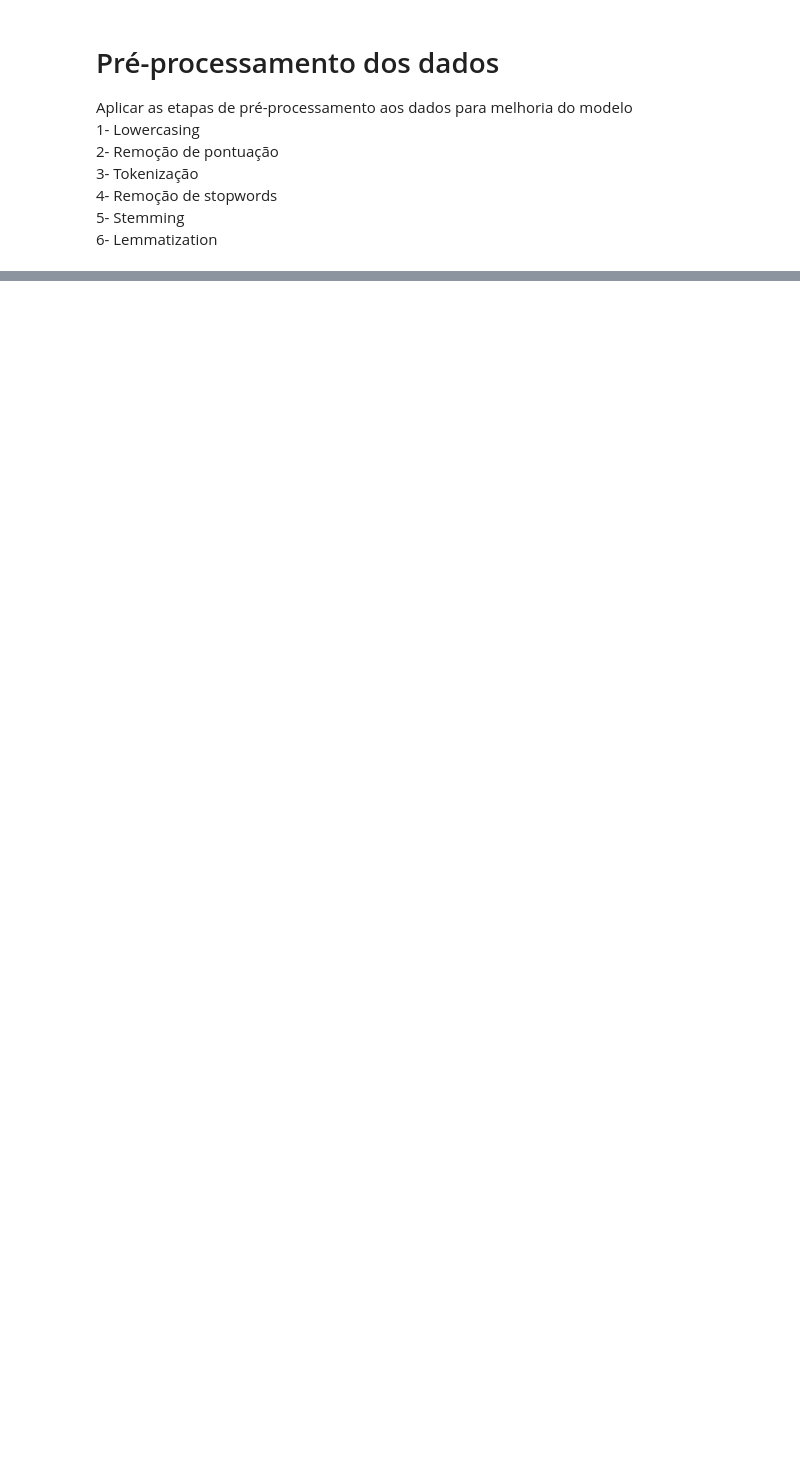
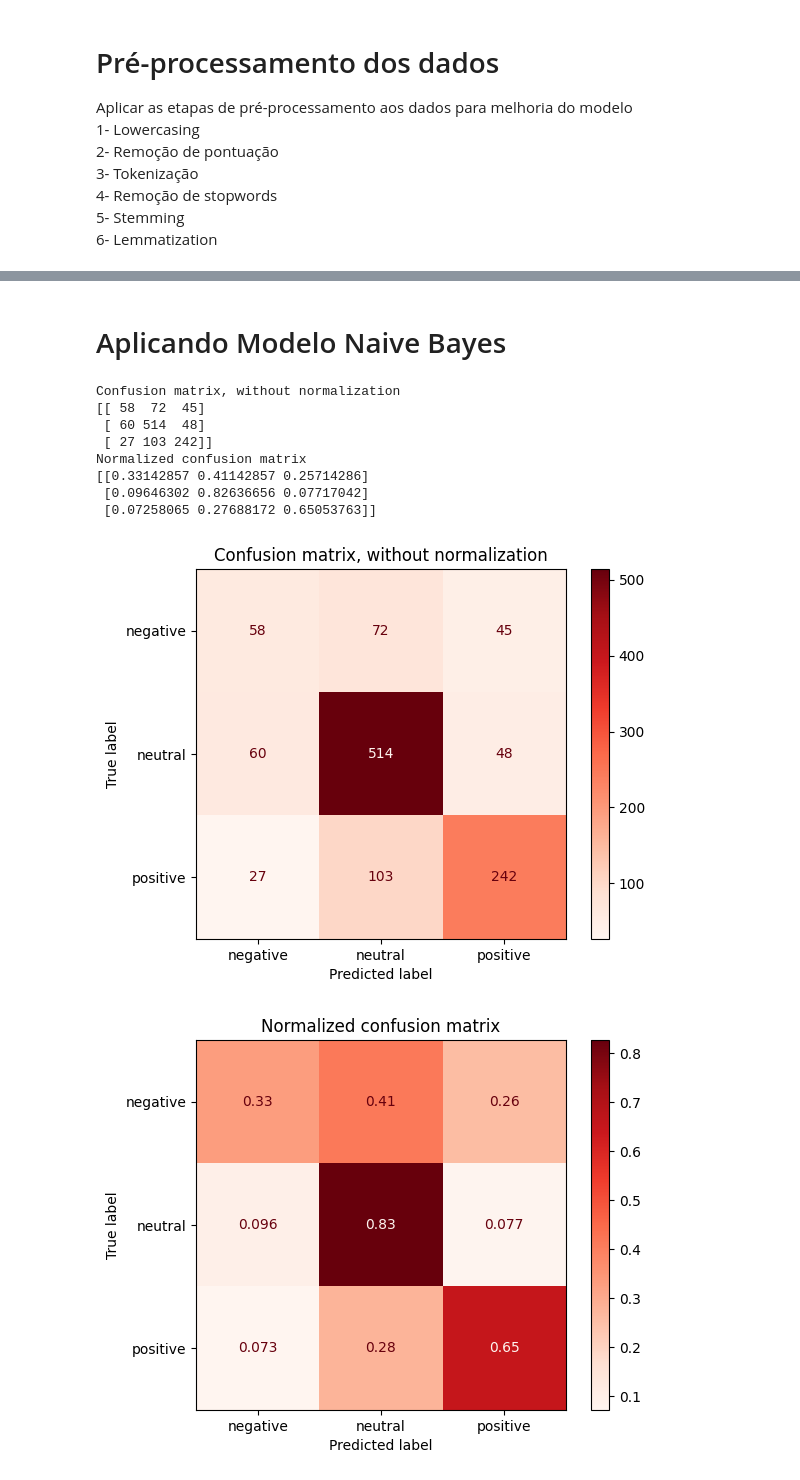
Before and after one commit to santluan/tcc-mba-usp, a Jupyter notebook: first_steps_sentiment_analysis.ipynb, the cells around one changed output, grey strips where cells are left out. Cells and saved outputs as stored; diff of their text form; code cells hidden in the pictures; blank space fills up the shorter version.

```diff
--- a/first_steps_sentiment_analysis.ipynb
+++ b/first_steps_sentiment_analysis.ipynb
@@ -84,3 +132,8 @@ Aplicar as etapas de pré-processamento aos dados para melhoria do modelo
 4- Remoção de stopwords
 5- Stemming
 6- Lemmatization
+# %%
+# Lowercasing
+
+data['Sentence_clear'] = data['Sentence'].str.lower()
+data.head()
@@ -86,0 +193,8 @@ Aplicar as etapas de pré-processamento aos dados para melhoria do modelo
+# %%
+# Lemmatization
+
+lemma_docs = nlp.pipe(data['Sentence_clear'].astype(str))
+
+data['Sentence_clear'] = [' '.join([token.lemma_ for token in doc]) for doc in lemma_docs]
+
+data.head()
@@ -86,0 +208,43 @@ Aplicar as etapas de pré-processamento aos dados para melhoria do modelo
+# %% [markdown]
+# Aplicando Modelo Naive Bayes
+# %%
+x = data['Sentence_clear']
+y = data['Sentiment']
+
+X_train, X_test, y_train, y_test = train_test_split(x, y, test_size=0.2, random_state=42)
+
+model = make_pipeline(CountVectorizer(), MultinomialNB())
+model.fit(X_train, y_train)
+
+y_pred = model.predict(X_test)
+# %%
+titles_options = [
+    ("Confusion matrix, without normalization", None),
+    ("Normalized confusion matrix", "true"),
+]
+for title, normalize in titles_options:
+    disp = ConfusionMatrixDisplay.from_estimator(
+        model,
+        X_test,
+        y_test,
+        display_labels=['negative', 'neutral', 'positive'],
+        cmap=plt.cm.Reds,
+        normalize=normalize,
+    )
+    disp.ax_.set_title(title)
+
+    print(title)
+    print(disp.confusion_matrix)
+
+plt.show()
+# %% [output]
+Confusion matrix, without normalization
+[[ 58  72  45]
+ [ 60 514  48]
+ [ 27 103 242]]
+Normalized confusion matrix
+[[0.33142857 0.41142857 0.25714286]
+ [0.09646302 0.82636656 0.07717042]
+ [0.07258065 0.27688172 0.65053763]]
+[figure, added]
+[figure, added]
```
Also changed, not shown: parts of 17 cells of this notebook.
